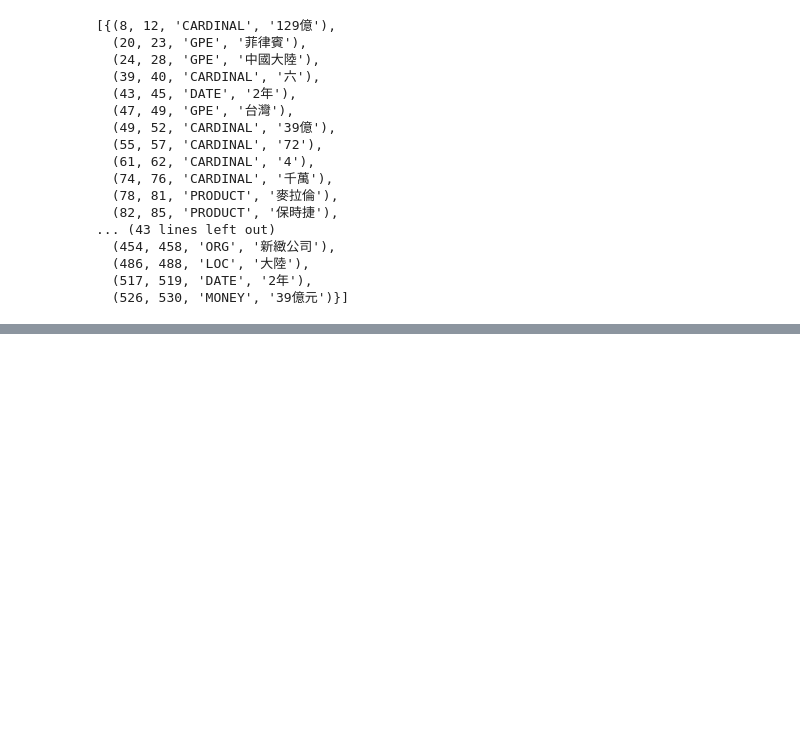
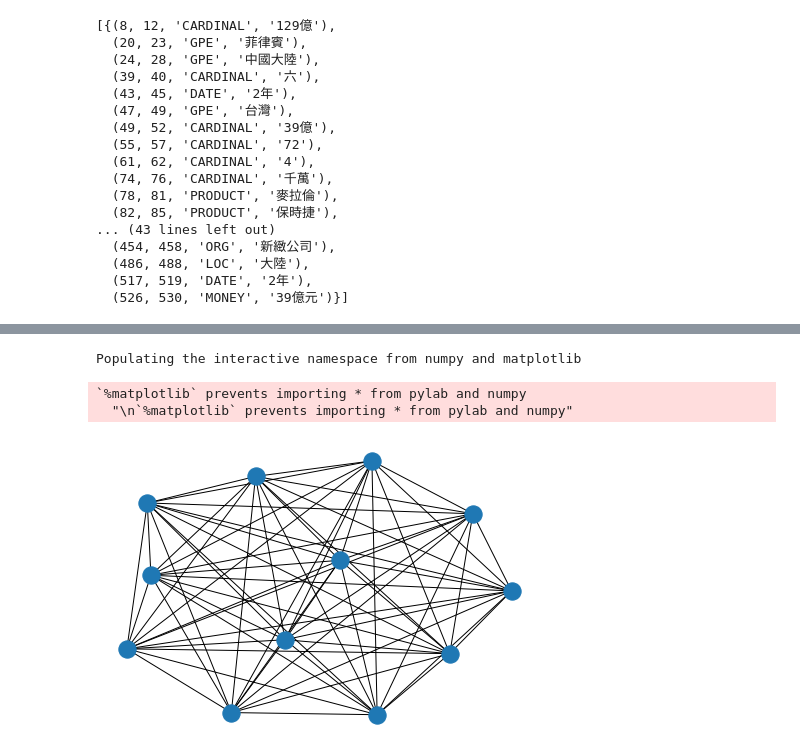
Before and after one commit to ywchiu/cathaytm, a Jupyter notebook: Demo20191206.ipynb, the cells around one changed output, grey strips where cells are left out. Saved outputs shown, nothing was run; the diff lists cells and outputs as text; code cells hidden in the pictures; blank space fills up the shorter version.

```diff
--- a/Demo20191206.ipynb
+++ b/Demo20191206.ipynb
@@ -253,0 +290,5 @@ entity_sentence_list
+# %%
+s = set()
+for ele in entity_sentence_list[0]:
+    if ele[2] in ['ORG', 'PERSON']:
+        s.add(ele[3])
@@ -253,0 +310,18 @@ entity_sentence_list
+# %%
+import networkx as nx
+G = nx.Graph()
+# %%
+for ele in s:
+    G.add_node(ele)
+# %%
+import itertools
+for i, j in list(itertools.combinations(s, 2)):
+    G.add_edge(i,j)
+# %%
+%pylab inline
+nx.draw(G)
+# %% [output]
+Populating the interactive namespace from numpy and matplotlib
+`%matplotlib` prevents importing * from pylab and numpy
+  "\n`%matplotlib` prevents importing * from pylab and numpy"
+[figure, added]
```
Also changed, not shown: parts of 12 cells of this notebook.
